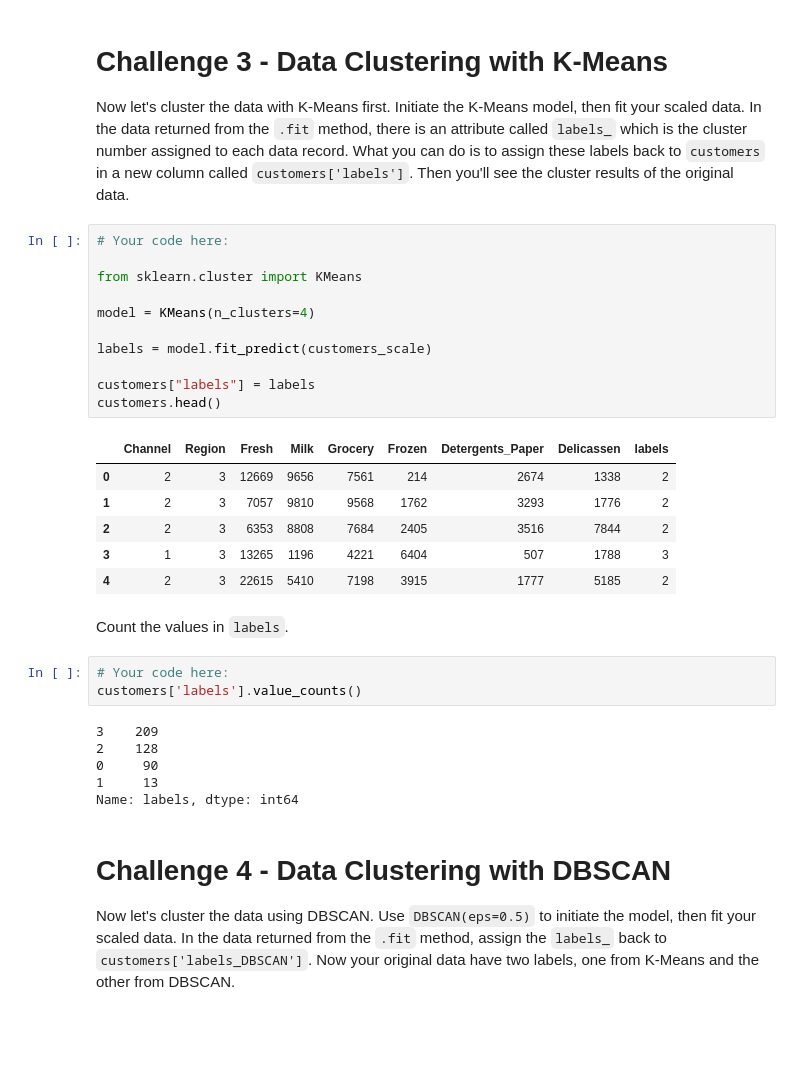
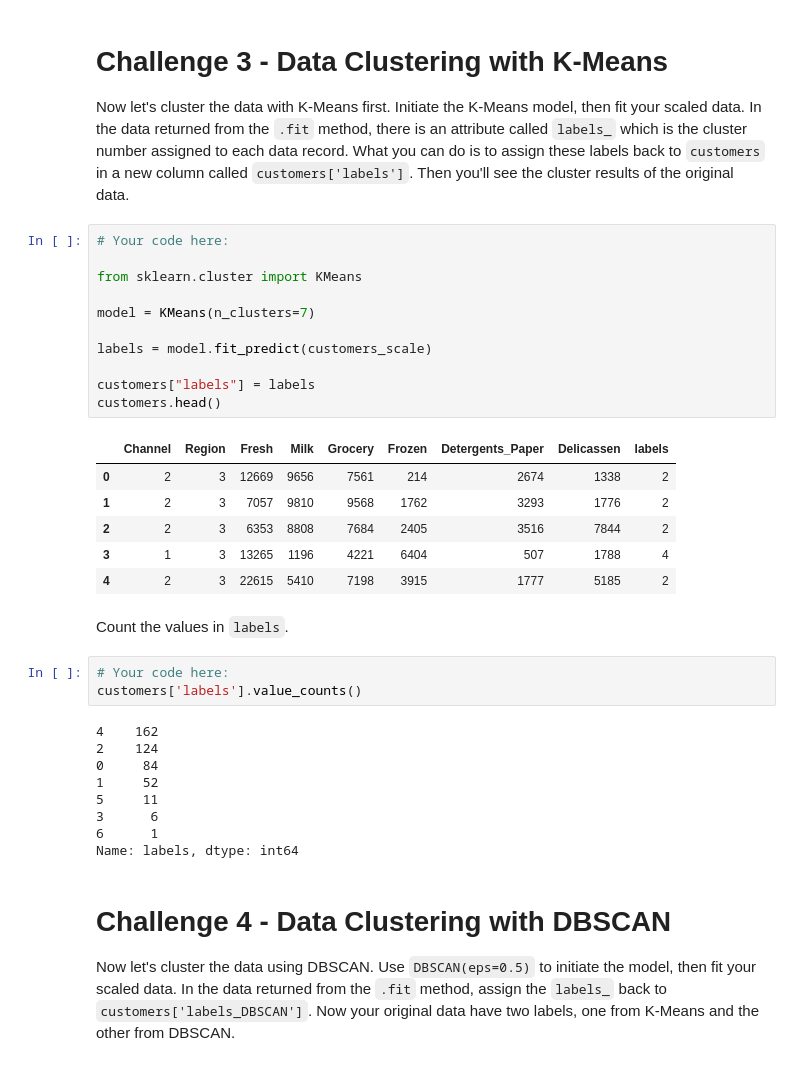
Before and after one commit to ironhack-datalabs/datamad0120, a Jupyter notebook: module-3/lab-unsupervised-learning/your-code/main.ipynb, the cells around one changed output. Saved outputs shown, nothing was run; the diff lists cells and outputs as text; blank space fills up the shorter version.

```diff
--- a/module-3/lab-unsupervised-learning/your-code/main.ipynb
+++ b/module-3/lab-unsupervised-learning/your-code/main.ipynb
@@ -165,20 +165,20 @@ Now let's cluster the data with K-Means first. Initiate the K-Means model, then
 # %%
 # Your code here:
 
 from sklearn.cluster import KMeans
 
-model = KMeans(n_clusters=4)
+model = KMeans(n_clusters=7)
 
 labels = model.fit_predict(customers_scale)
 
 customers["labels"] = labels
 customers.head()
 # %% [output]
 |  | Channel | Region | Fresh | Milk | Grocery | Frozen | Detergents_Paper | Delicassen | labels |
 | 0 | 2 | 3 | 12669 | 9656 | 7561 | 214 | 2674 | 1338 | 2 |
 | 1 | 2 | 3 | 7057 | 9810 | 9568 | 1762 | 3293 | 1776 | 2 |
 | 2 | 2 | 3 | 6353 | 8808 | 7684 | 2405 | 3516 | 7844 | 2 |
-| 3 | 1 | 3 | 13265 | 1196 | 4221 | 6404 | 507 | 1788 | 3 |
+| 3 | 1 | 3 | 13265 | 1196 | 4221 | 6404 | 507 | 1788 | 4 |
 | 4 | 2 | 3 | 22615 | 5410 | 7198 | 3915 | 1777 | 5185 | 2 |
 # %% [markdown]
 Count the values in `labels`.
@@ -186,10 +186,13 @@ Count the values in `labels`.
 # Your code here:
 customers['labels'].value_counts()
 # %% [output]
-3    209
-2    128
-0     90
-1     13
+4    162
+2    124
+0     84
+1     52
+5     11
+3      6
+6      1
 Name: labels, dtype: int64
 # %% [markdown]
 # Challenge 4 - Data Clustering with DBSCAN
```
Also changed, not shown: parts of 14 cells of this notebook.
